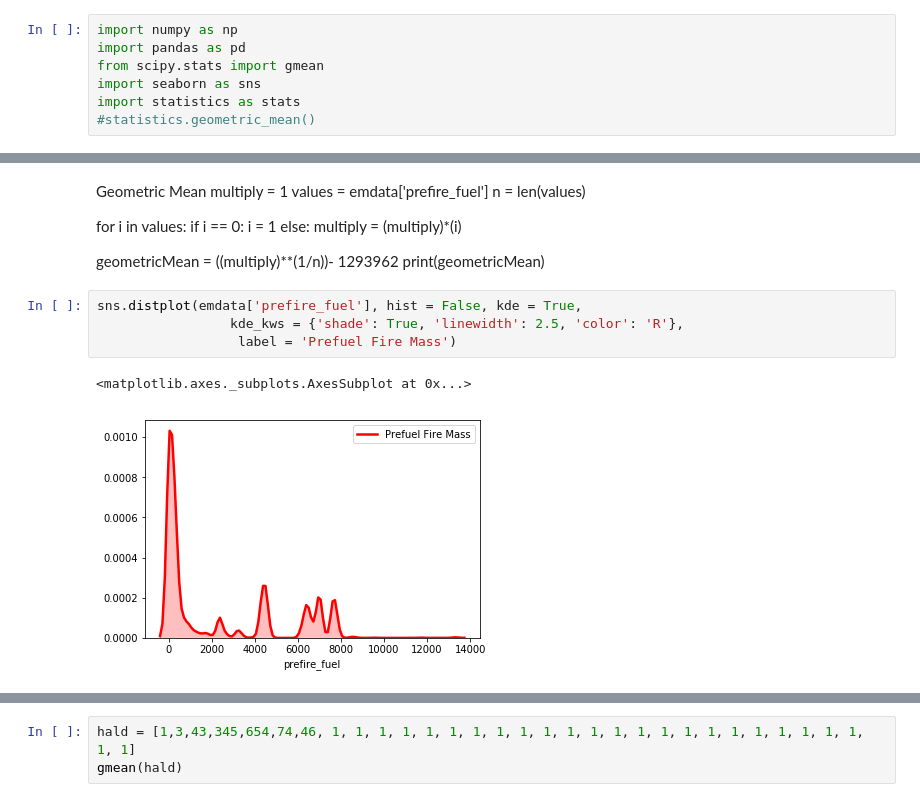
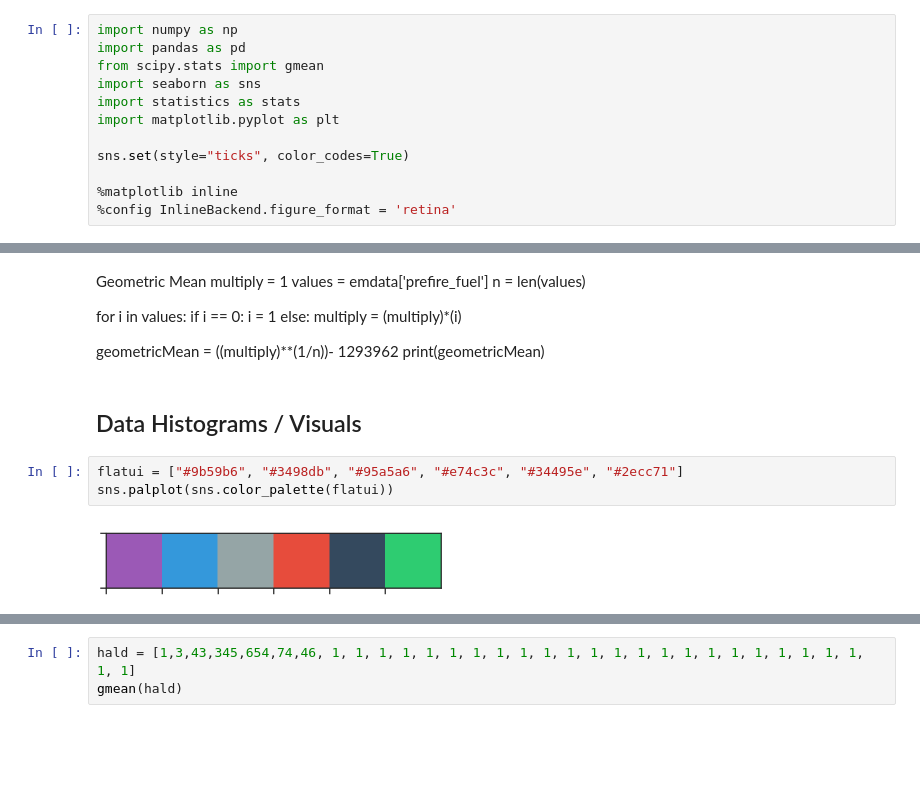
Before and after one commit to NahidGithub/Predicting-Wildfires, a Jupyter notebook: experimental code/EmissionsCombineCSV.ipynb, the cells around one changed output, grey strips where cells are left out. Saved outputs shown, nothing was run; the diff lists cells and outputs as text; blank space fills up the shorter version.

```diff
--- a/experimental code/EmissionsCombineCSV.ipynb
+++ b/experimental code/EmissionsCombineCSV.ipynb
@@ -56,7 +56,12 @@ import pandas as pd
 from scipy.stats import gmean
 import seaborn as sns
 import statistics as stats
-#statistics.geometric_mean()
+import matplotlib.pyplot as plt
+
+sns.set(style="ticks", color_codes=True)
+
+%matplotlib inline
+%config InlineBackend.figure_format = 'retina'
 # %%
 ### Loading file into dataframe.
 import pandas as pd
@@ -229,10 +235,10 @@ for i in values:
 
 geometricMean = ((multiply)**(1/n))- 1293962
 print(geometricMean)
-# %%
-sns.distplot(emdata['prefire_fuel'], hist = False, kde = True,
-                 kde_kws = {'shade': True, 'linewidth': 2.5, 'color': 'R'},
-                  label = 'Prefuel Fire Mass')
-# %% [output]
-<matplotlib.axes._subplots.AxesSubplot at 0x...>
-[figure, removed]
+# %% [markdown]
+## Data Histograms / Visuals
+# %%
+flatui = ["#9b59b6", "#3498db", "#95a5a6", "#e74c3c", "#34495e", "#2ecc71"]
+sns.palplot(sns.color_palette(flatui))
+# %% [output]
+[figure, added]
```
Also changed, not shown: parts of 14 cells of this notebook.
